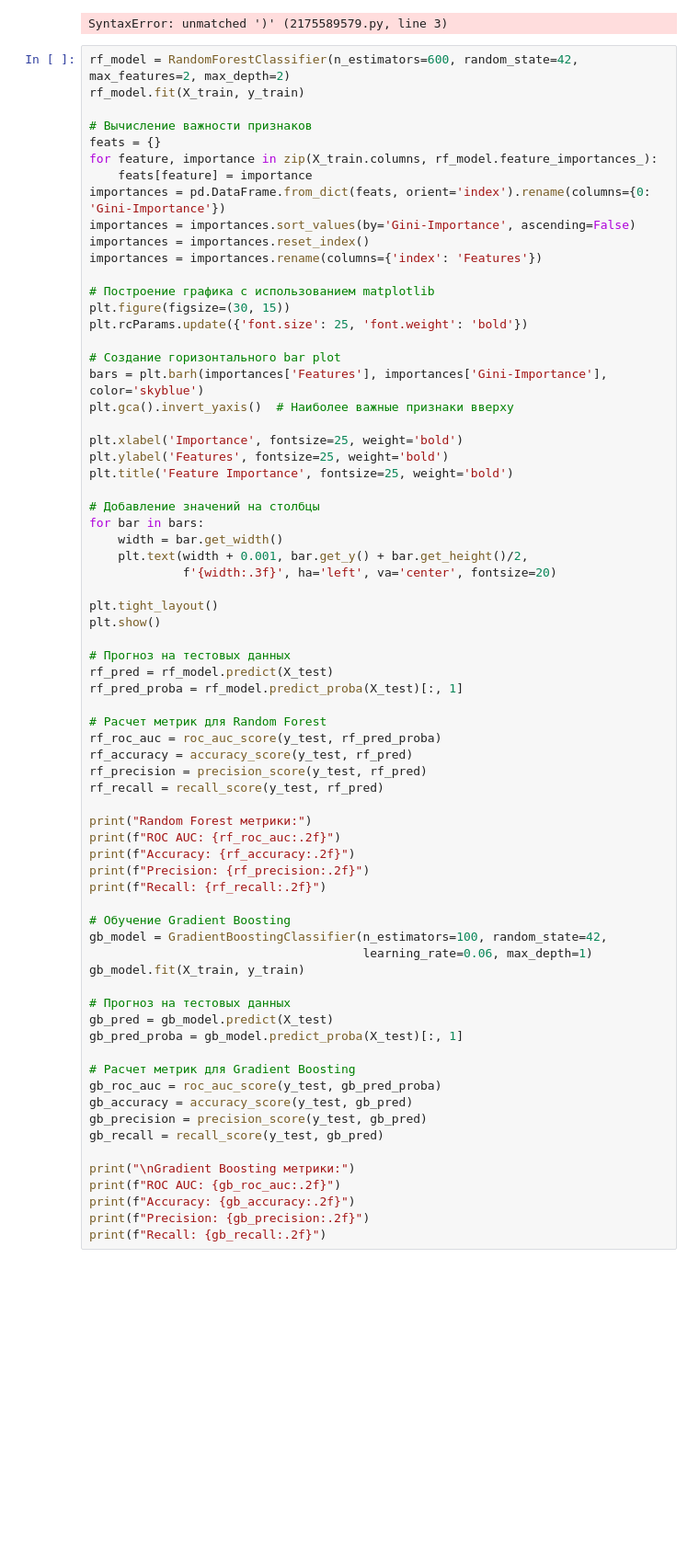
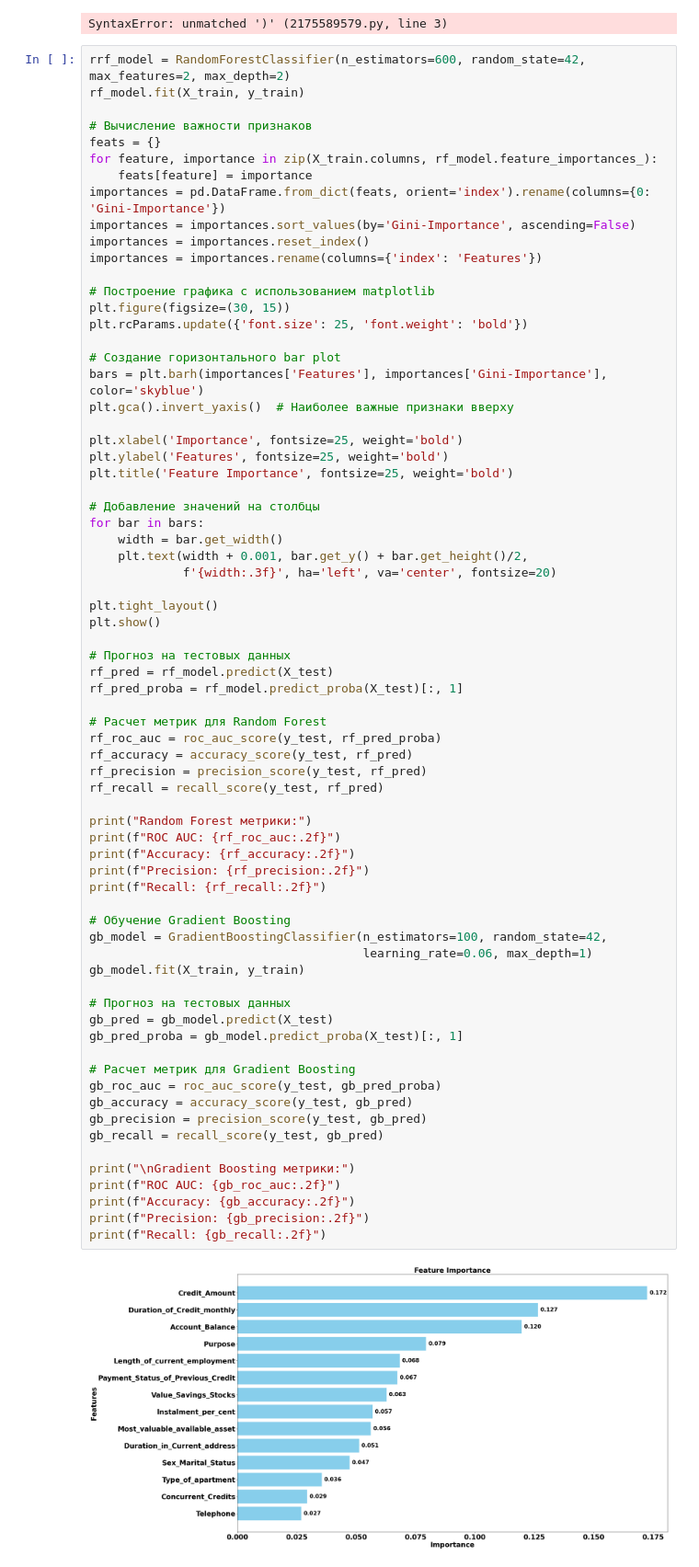
Before and after one commit to ubludishe/lab4, a Jupyter notebook: Ансамбли.ipynb, the cells around one changed output. Shown at 92% size. Drawn from its saved outputs; the diff is of its cells as text; blank space fills up the shorter version.

```diff
--- a/Ансамбли.ipynb
+++ b/Ансамбли.ipynb
@@ -166,7 +184,7 @@ MLP (Neural Network) ROC AUC: 0.81
 # %% [output]
 SyntaxError: unmatched ')' (2175589579.py, line 3)
 # %%
-rf_model = RandomForestClassifier(n_estimators=600, random_state=42, max_features=2, max_depth=2)
+rrf_model = RandomForestClassifier(n_estimators=600, random_state=42, max_features=2, max_depth=2)
 rf_model.fit(X_train, y_train)
 
 # Вычисление важности признаков
@@ -209,30 +227,31 @@ rf_accuracy = accuracy_score(y_test, rf_pred)
 rf_precision = precision_score(y_test, rf_pred)
 rf_recall = recall_score(y_test, rf_pred)
 
 print("Random Forest метрики:")
 print(f"ROC AUC: {rf_roc_auc:.2f}")
 print(f"Accuracy: {rf_accuracy:.2f}")
 print(f"Precision: {rf_precision:.2f}")
 print(f"Recall: {rf_recall:.2f}")
 
 # Обучение Gradient Boosting
 gb_model = GradientBoostingClassifier(n_estimators=100, random_state=42,
                                       learning_rate=0.06, max_depth=1)
 gb_model.fit(X_train, y_train)
 
 # Прогноз на тестовых данных
 gb_pred = gb_model.predict(X_test)
 gb_pred_proba = gb_model.predict_proba(X_test)[:, 1]
 
 # Расчет метрик для Gradient Boosting
 gb_roc_auc = roc_auc_score(y_test, gb_pred_proba)
 gb_accuracy = accuracy_score(y_test, gb_pred)
 gb_precision = precision_score(y_test, gb_pred)
 gb_recall = recall_score(y_test, gb_pred)
 
 print("\nGradient Boosting метрики:")
 print(f"ROC AUC: {gb_roc_auc:.2f}")
 print(f"Accuracy: {gb_accuracy:.2f}")
 print(f"Precision: {gb_precision:.2f}")
 print(f"Recall: {gb_recall:.2f}")
 # %% [output]
+[figure, added]
```
Also changed, not shown: parts of 5 cells of this notebook.
